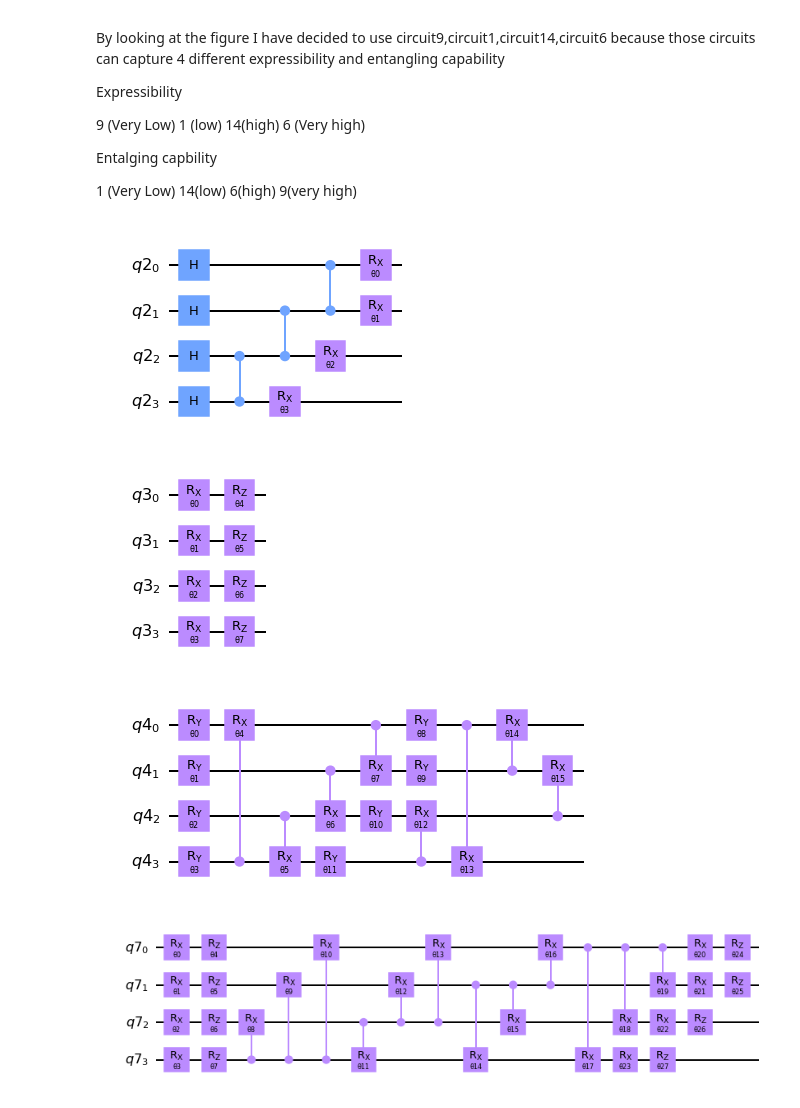
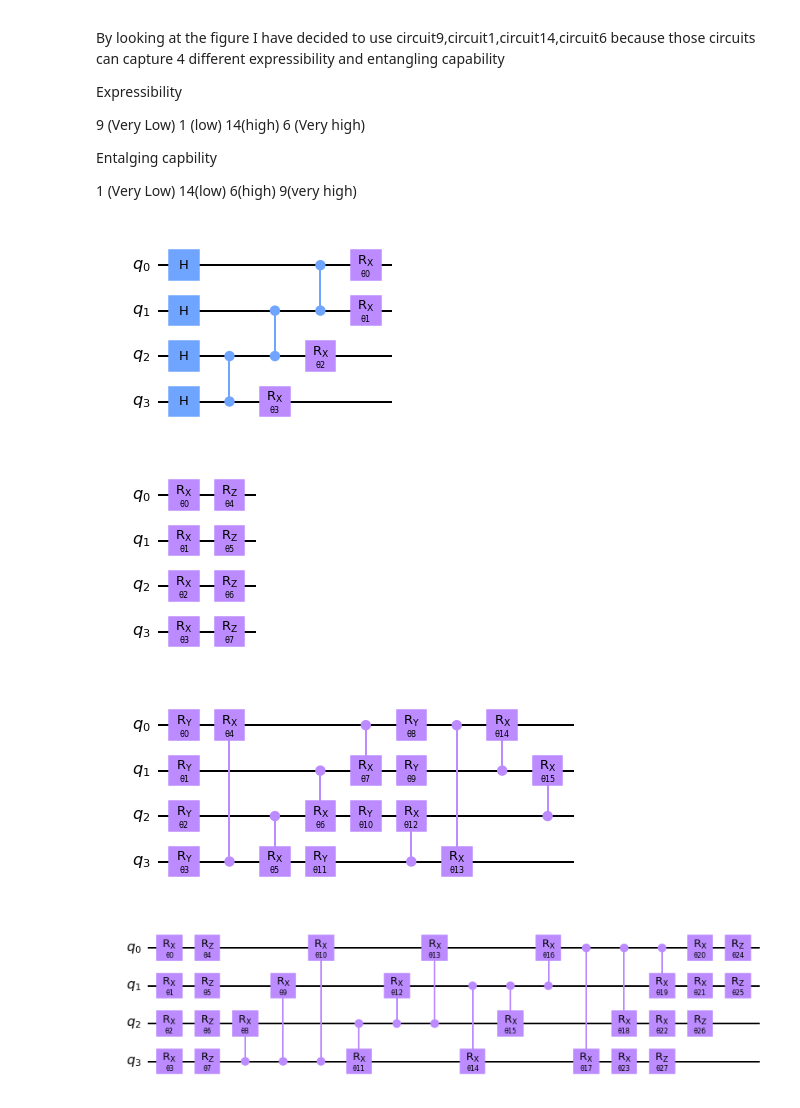
Before and after one commit to bagmk/Quantum_Machine_Learning_Express, a Jupyter notebook: Machine Learning PQC/Four_Qubit_pytorch/4circuits.ipynb, the cells around one changed output. Drawn from its saved outputs; the diff is of its cells as text; code cells hidden in the pictures.

```diff
--- a/Machine Learning PQC/Four_Qubit_pytorch/4circuits.ipynb
+++ b/Machine Learning PQC/Four_Qubit_pytorch/4circuits.ipynb
@@ -23,49 +24,37 @@ from circuits import *
 from qiskit.circuit import Parameter
 
 #circuit 9
-qr = QuantumRegister(4)
-qc = QuantumCircuit(qr)
+qc = QuantumCircuit(4)
 
-theta=[]
-for i in range(20):
-    theta.append((Parameter('θ'+str(i))))
-qc=circuit9(qc,qr,theta,1,0)
+theta=[Parameter('θ'+str(i)) for i in range(20)]
+qc=circuit9(qc,theta,1,0)
 qc.draw('mpl')
 # %% [output]
-[figure, old version]
+[figure, new version]
 # %%
 #circuit 1
-qr = QuantumRegister(4)
-qc = QuantumCircuit(qr)
+qc = QuantumCircuit(4)
 
-theta=[]
-for i in range(20):
-    theta.append((Parameter('θ'+str(i))))
-qc=circuit1(qc,qr,theta,1,0)
+theta=[Parameter('θ'+str(i)) for i in range(20)]
+qc=circuit1(qc,theta,1,0)
 qc.draw('mpl')
 # %% [output]
-[figure, old version]
+[figure, new version]
 # %%
 #circuit 14
-qr = QuantumRegister(4)
-qc = QuantumCircuit(qr)
+qc = QuantumCircuit(4)
 
-theta=[]
-for i in range(20):
-    theta.append((Parameter('θ'+str(i))))
-qc=circuit14(qc,qr,theta,1,0)
+theta=[Parameter('θ'+str(i)) for i in range(20)]
+qc=circuit14(qc,theta,1,0)
 qc.draw('mpl')
 # %% [output]
-[figure, old version]
+[figure, new version]
 # %%
 #circuit 6
-qr = QuantumRegister(4)
-qc = QuantumCircuit(qr)
+qc = QuantumCircuit(4)
 
-theta=[]
-for i in range(30):
-    theta.append((Parameter('θ'+str(i))))
-qc=circuit6(qc,qr,theta,1,0)
+theta=[Parameter('θ'+str(i)) for i in range(30)]
+qc=circuit6(qc,theta,1,0)
 qc.draw('mpl')
 # %% [output]
-[figure, old version]
+[figure, new version]
```
Also changed, not shown: parts of 1 cell of this notebook, 3 other files.
